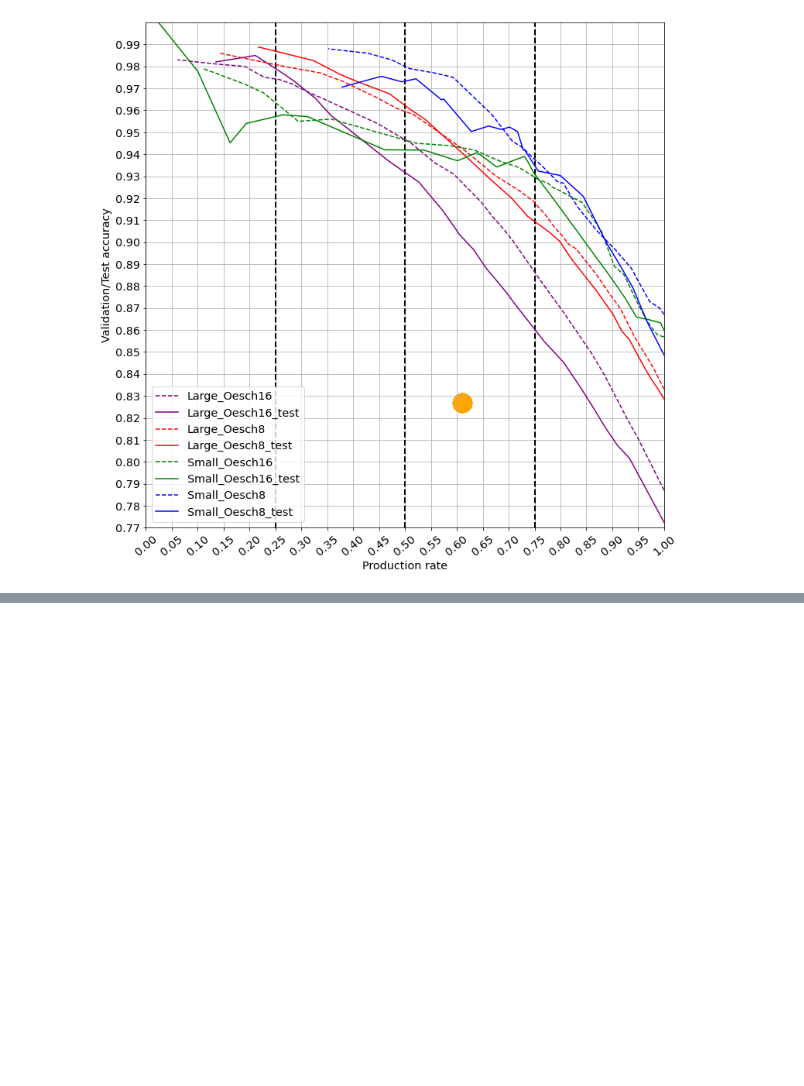
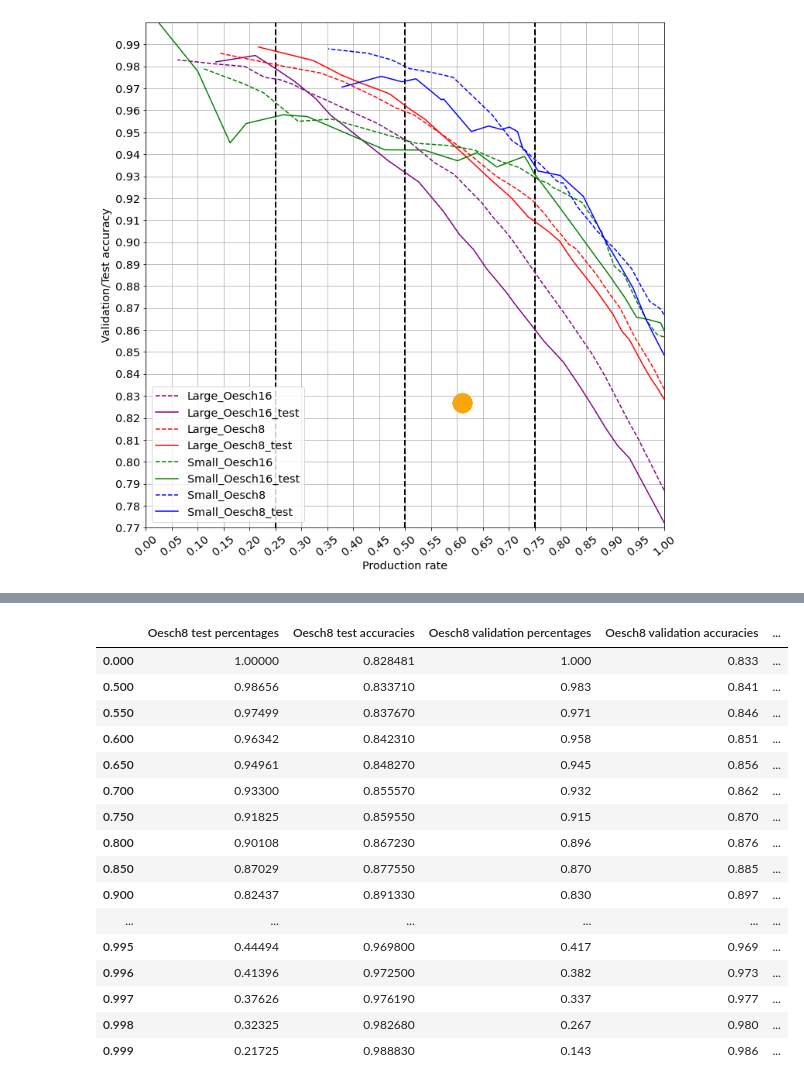
Before and after one commit to awiedenroth/MasterThesisExperiments, a Jupyter notebook: Analyse/Final.ipynb, the cells around one changed output, grey strips where cells are left out. Cells and saved outputs as stored; diff of their text form; code cells hidden in the pictures; blank space fills up the shorter version.

```diff
--- a/Analyse/Final.ipynb
+++ b/Analyse/Final.ipynb
@@ -99,0 +196,28 @@ plt.savefig('final_result.png')
+# %%
+f = d[['Large_Oesch8_test percentages', 'Large_Oesch8_test accuracies',
+       'Large_Oesch8 percentages', 'Large_Oesch8 accuracies',
+       'Large_Oesch16_test percentages', 'Large_Oesch16_test accuracies',
+       'Large_Oesch16 percentages', 'Large_Oesch16 accuracies']]
+f= f.rename(columns={'Large_Oesch8_test percentages': 'Oesch8 test percentages', 'Large_Oesch8_test accuracies': 'Oesch8 test accuracies',
+       'Large_Oesch8 percentages': 'Oesch8 validation percentages', 'Large_Oesch8 accuracies': 'Oesch8 validation accuracies',
+       'Large_Oesch16_test percentages': 'Oesch16 test percentages', 'Large_Oesch16_test accuracies': 'Oesch16 test accuracies',
+       'Large_Oesch16 percentages': 'Oesch16 validation percentages', 'Large_Oesch16 accuracies':'Oesch16 validation accuracies'})
+f.head(50)
+# %% [output]
+|  | Oesch8 test percentages | Oesch8 test accuracies | Oesch8 validation percentages | Oesch8 validation accuracies | ... |
+| 0.000 | 1.00000 | 0.828481 | 1.000 | 0.833 | ... |
+| 0.500 | 0.98656 | 0.833710 | 0.983 | 0.841 | ... |
+| 0.550 | 0.97499 | 0.837670 | 0.971 | 0.846 | ... |
+| 0.600 | 0.96342 | 0.842310 | 0.958 | 0.851 | ... |
+| 0.650 | 0.94961 | 0.848270 | 0.945 | 0.856 | ... |
+| 0.700 | 0.93300 | 0.855570 | 0.932 | 0.862 | ... |
+| 0.750 | 0.91825 | 0.859550 | 0.915 | 0.870 | ... |
+| 0.800 | 0.90108 | 0.867230 | 0.896 | 0.876 | ... |
+| 0.850 | 0.87029 | 0.877550 | 0.870 | 0.885 | ... |
+| 0.900 | 0.82437 | 0.891330 | 0.830 | 0.897 | ... |
+| ... | ... | ... | ... | ... | ... |
+| 0.995 | 0.44494 | 0.969800 | 0.417 | 0.969 | ... |
+| 0.996 | 0.41396 | 0.972500 | 0.382 | 0.973 | ... |
+| 0.997 | 0.37626 | 0.976190 | 0.337 | 0.977 | ... |
+| 0.998 | 0.32325 | 0.982680 | 0.267 | 0.980 | ... |
+| 0.999 | 0.21725 | 0.988830 | 0.143 | 0.986 | ... |
```
Also changed, not shown: parts of 6 cells of this notebook, 1 other file.
